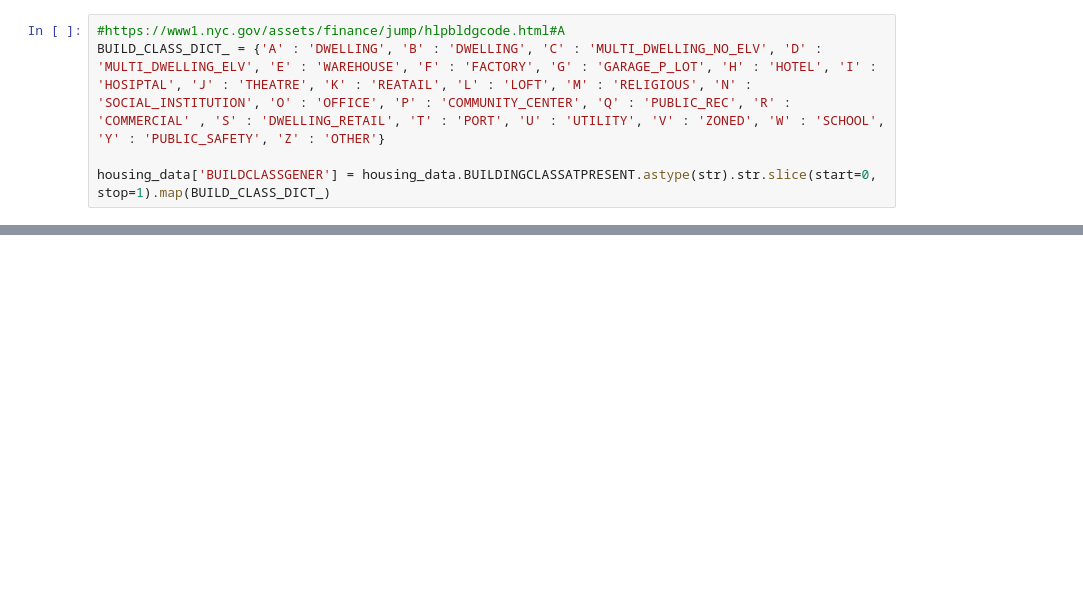
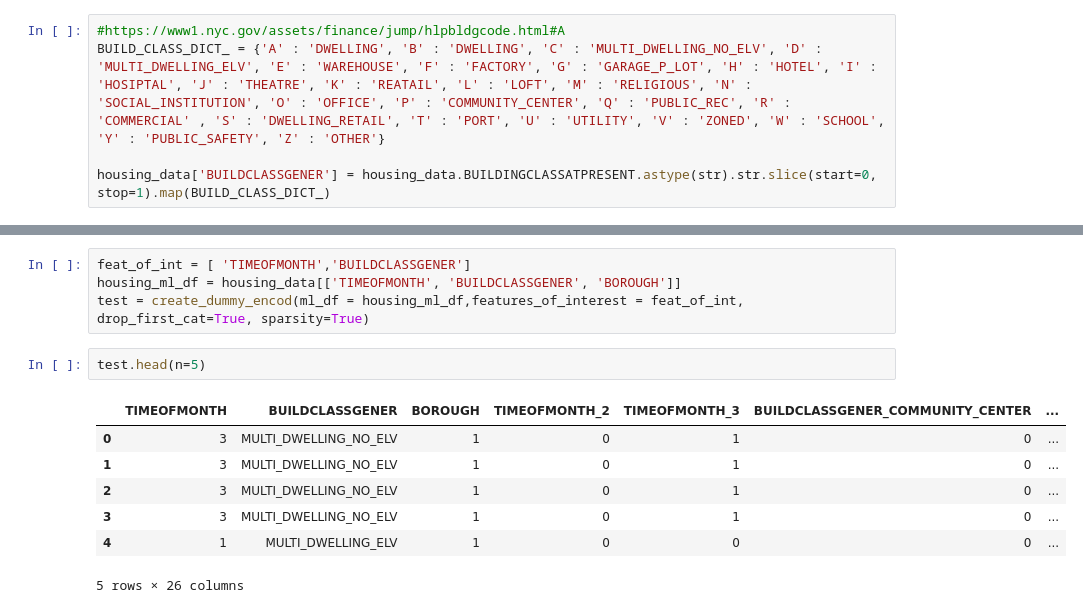
Before and after one commit to andrewmejia600/MSDS7331, a Jupyter notebook: Lab_2_Notebook_Draft.ipynb, the cells around one changed output, grey strips where cells are left out. Drawn from its saved outputs; the diff is of its cells as text; blank space fills up the shorter version.

```diff
--- a/Lab_2_Notebook_Draft.ipynb
+++ b/Lab_2_Notebook_Draft.ipynb
@@ -414,0 +367,14 @@ housing_data[housing_data.BUILDINGCLASSATPRESENT != housing_data.BUILDINGCLASSAT
+# %%
+feat_of_int = [ 'TIMEOFMONTH','BUILDCLASSGENER']
+housing_ml_df = housing_data[['TIMEOFMONTH', 'BUILDCLASSGENER', 'BOROUGH']]
+test = create_dummy_encod(ml_df = housing_ml_df,features_of_interest = feat_of_int, drop_first_cat=True, sparsity=True)
+# %%
+test.head(n=5)
+# %% [output]
+|  | TIMEOFMONTH | BUILDCLASSGENER | BOROUGH | TIMEOFMONTH_2 | TIMEOFMONTH_3 | BUILDCLASSGENER_COMMUNITY_CENTER | ... |
+| 0 | 3 | MULTI_DWELLING_NO_ELV | 1 | 0 | 1 | 0 | ... |
+| 1 | 3 | MULTI_DWELLING_NO_ELV | 1 | 0 | 1 | 0 | ... |
+| 2 | 3 | MULTI_DWELLING_NO_ELV | 1 | 0 | 1 | 0 | ... |
+| 3 | 3 | MULTI_DWELLING_NO_ELV | 1 | 0 | 1 | 0 | ... |
+| 4 | 1 | MULTI_DWELLING_ELV | 1 | 0 | 0 | 0 | ... |
+5 rows × 26 columns
```
Also changed, not shown: parts of 28 cells of this notebook.
